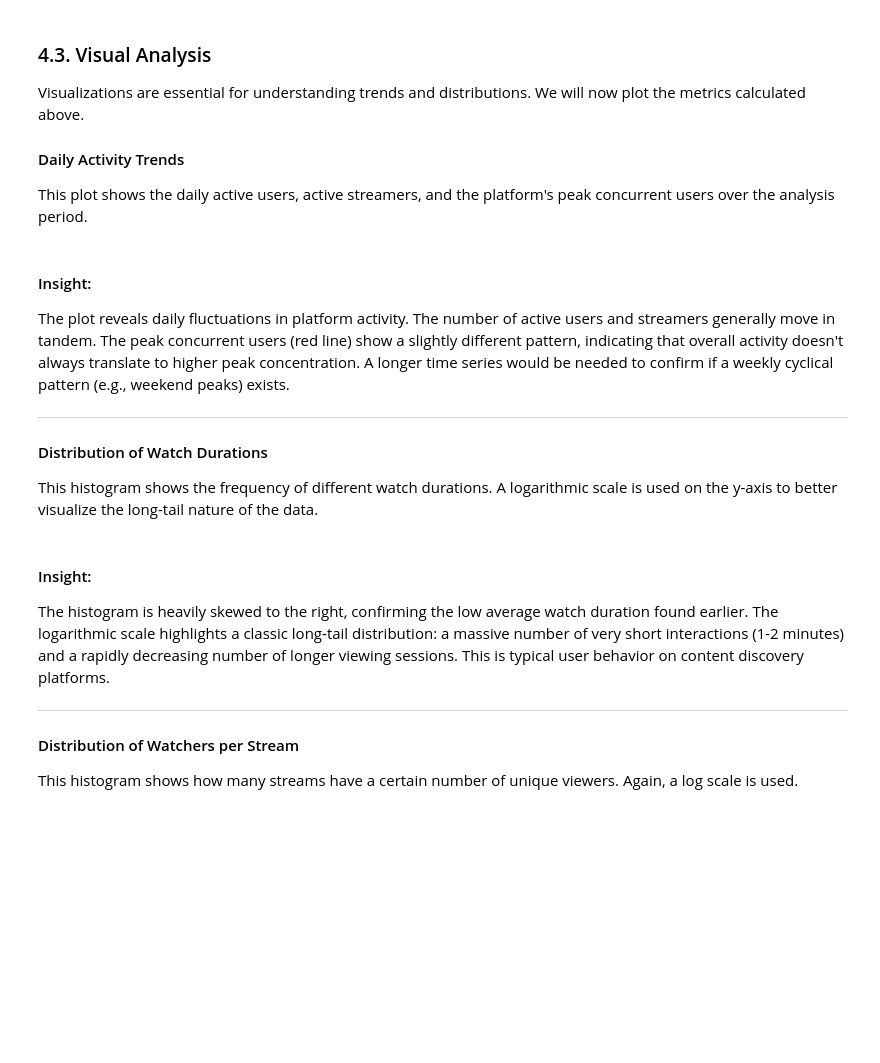
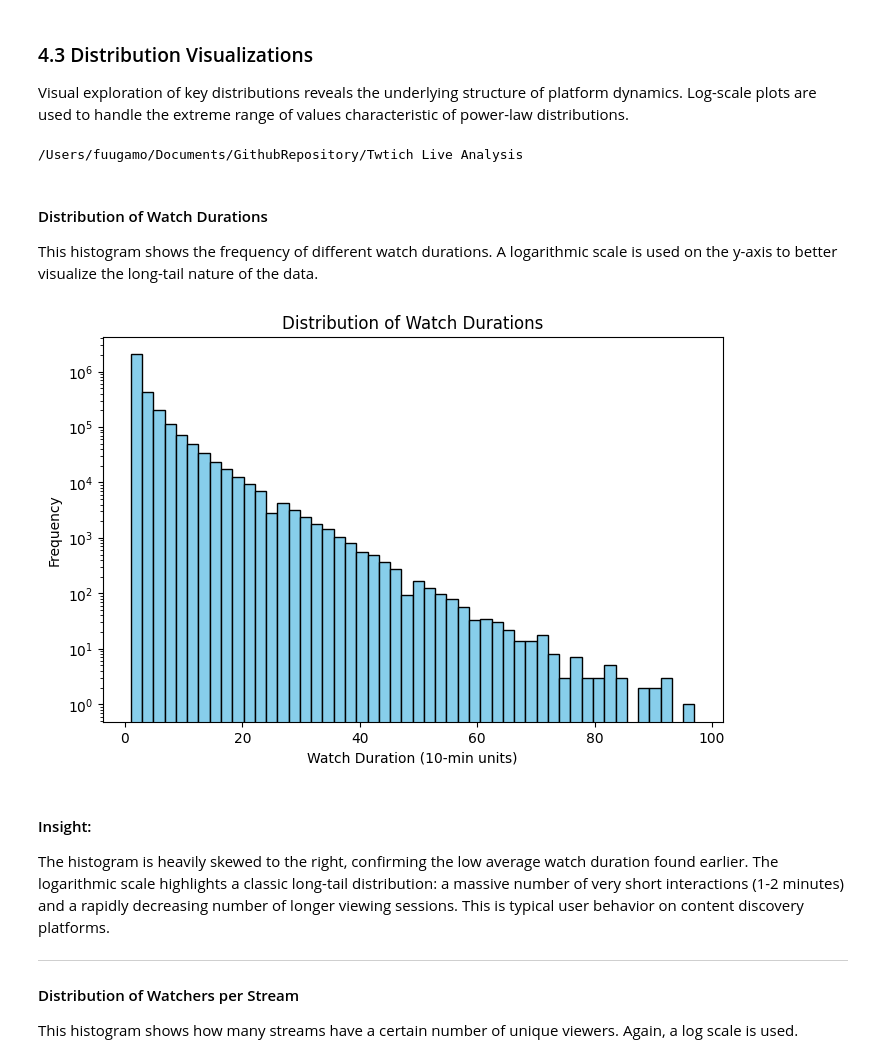
Before and after one commit to FuugaMo/Twitch-Livestream-EDA, a Jupyter notebook: twitch_livestream_analysis.ipynb, the cells around one changed output. Saved outputs shown, nothing was run; the diff lists cells and outputs as text; code cells hidden in the pictures; blank space fills up the shorter version.

```diff
--- a/twitch_livestream_analysis.ipynb
+++ b/twitch_livestream_analysis.ipynb
@@ -54,7 +104,23 @@ df.head()
 !java -version
 from pyspark.sql import SparkSession
 
-spark = SparkSession.builder.appName("Twitch Live Health Analysis").getOrCreate()
-spark_df = spark.createDataFrame(df)
+spark = (
+    SparkSession.builder
+    .appName("Twitch Live Health Analysis")
+    .config("spark.sql.execution.arrow.pyspark.enabled", "true")  # 加速 DataFrame 操作
+    .config("spark.serializer", "org.apache.spark.serializer.KryoSerializer")  # 更高效序列化
+    .getOrCreate()
+)
+
+# read CSV with Spark
+spark_df = (
+    spark.read
+    .option("header", "false")       # 文件没有表头
+    .option("inferSchema", "true")  # 自动推断类型
+    .csv("twitch_data.csv")
+    .toDF(*column_names)  # 设置列名
+)
+
+# Check schema
 spark_df.printSchema()
 spark_df.show(5)
@@ -225,8 +483,4 @@ daily_summary_per_day.show(10)
 # %% [markdown]
-### 4.3. Visual Analysis
+### 4.3 Distribution Visualizations
 
-Visualizations are essential for understanding trends and distributions. We will now plot the metrics calculated above.
-
-#### Daily Activity Trends
-
-This plot shows the daily active users, active streamers, and the platform's peak concurrent users over the analysis period.
+Visual exploration of key distributions reveals the underlying structure of platform dynamics. Log-scale plots are used to handle the extreme range of values characteristic of power-law distributions.
@@ -257,21 +487,36 @@ plt.show()
+# %%
+# output number of users and streamers per time slot to CSV
+import os
+print(os.getcwd())
+output_path = os.path.join(os.getcwd(), "users_per_slot.csv")
+
+users_per_slot.drop("Day").write.mode('overwrite').csv(output_path, header=True)
+streamers_per_slot.drop("Day").write.mode('overwrite').csv("streamers_per_slot.csv", header=True)
+
+# output daily summary to CSV
+daily_summary_per_day.drop("Day").write.csv("daily_summary_per_day.csv", header=True, mode='overwrite')
+# %% [output]
+/Users/fuugamo/Documents/GithubRepository/Twtich Live Analysis
 # %% [markdown]
-#### Insight:
-The plot reveals daily fluctuations in platform activity. The number of active users and streamers generally move in tandem. The peak concurrent users (red line) show a slightly different pattern, indicating that overall activity doesn't always translate to higher peak concentration. A longer time series would be needed to confirm if a weekly cyclical pattern (e.g., weekend peaks) exists.
-
----
-
 #### Distribution of Watch Durations
 This histogram shows the frequency of different watch durations. A logarithmic scale is used on the y-axis to better visualize the long-tail nature of the data.
 # %%
 df_with_duration = spark_df.withColumn("WatchDuration", col("StopTime") - col("StartTime"))
+
+output_path = os.path.join(os.getcwd(), "df_with_duration.csv")
+df_with_duration.repartition(1).write.mode('overwrite').csv(output_path, header=True)
+
 duration_pd = df_with_duration.select("WatchDuration").toPandas()
 
+from matplotlib import pyplot as plt
 plt.figure(figsize=(8,5))
 plt.hist(duration_pd["WatchDuration"], bins=50, color="skyblue", edgecolor="black")
 plt.xlabel("Watch Duration (10-min units)")
 plt.ylabel("Frequency")
 plt.title("Distribution of Watch Durations")
 plt.yscale("log")
+# %% [output]
+[figure, added]
 # %% [markdown]
 #### Insight:
 The histogram is heavily skewed to the right, confirming the low average watch duration found earlier. The logarithmic scale highlights a classic long-tail distribution: a massive number of very short interactions (1-2 minutes) and a rapidly decreasing number of longer viewing sessions. This is typical user behavior on content discovery platforms.
```
Also changed, not shown: parts of 50 cells of this notebook, 56 other files.
